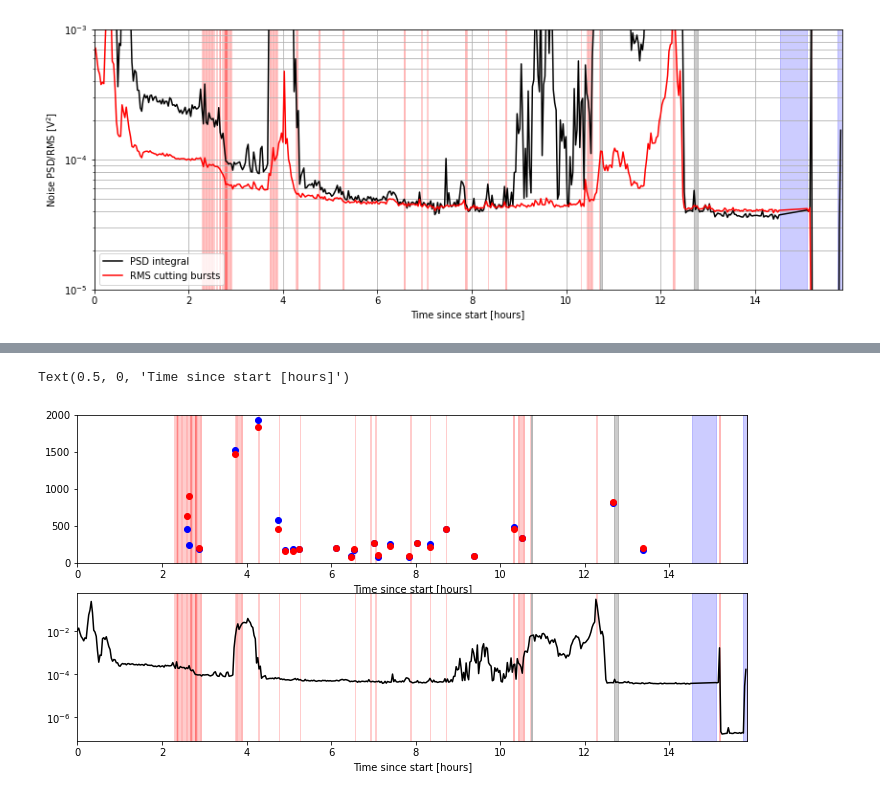
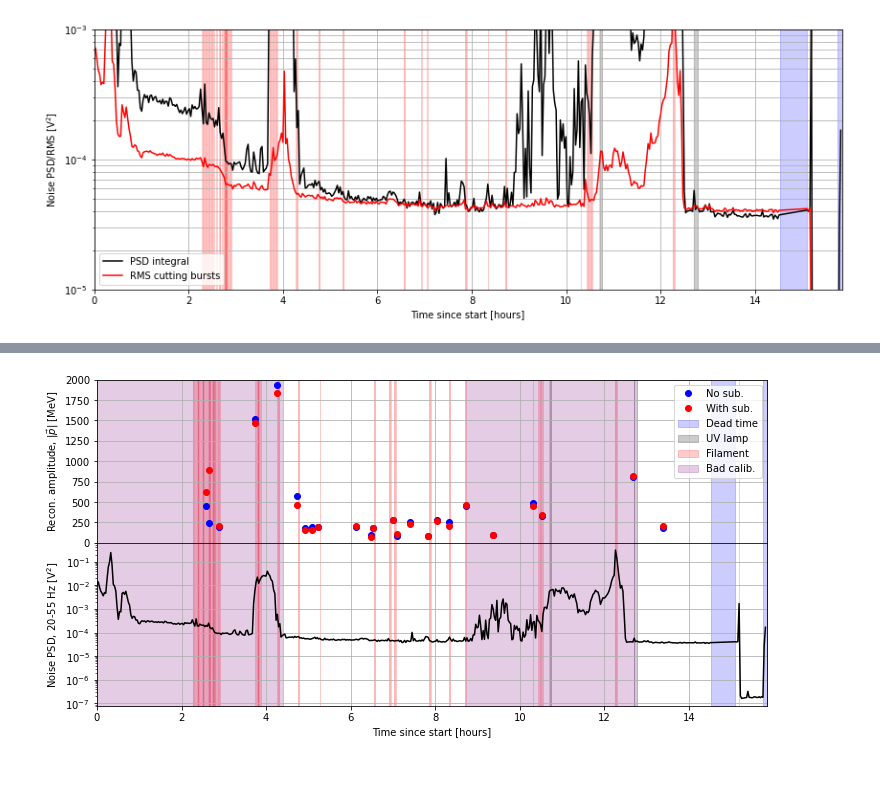
Before and after one commit to Moore-Lab/decay_analysis, a Jupyter notebook: analyze_alpha_data_20231030.ipynb, the cells around one changed output, grey strips where cells are left out. Saved outputs shown, nothing was run; the diff lists cells and outputs as text; code cells hidden in the pictures.

```diff
--- a/analyze_alpha_data_20231030.ipynb
+++ b/analyze_alpha_data_20231030.ipynb
@@ -1450,7 +1450,7 @@ with open(data_dir+"/pulse_plot_%s.pkl"%file_label, 'wb') as fout:
     pickle.dump(out_dict, fout)
 # %%
 ## now assemble a list of the candidate decays and use the recon methods above to look for pulses
-remake_files = False
+remake_files = True
 
 
 importlib.reload(bu)
@@ -1490,7 +1490,7 @@ if(remake_files):
                 fig_sub = []
 
         print("working on file: ", int(idx))
-        #if(j>7): break
+        if(j>7): break
         #if(idx != 271): continue
         step_idx = np.floor(step_times[:,0]).astype(int).tolist().index(int(idx))
         step_time = step_times[step_idx,1]
@@ -1514,7 +1514,8 @@ if(remake_files):
                                                     xrange=xrange, charge_range=charge_range, rasterized=True, res_pars=[omega0, gamma],
                                                     filt_charge_data=True, field_cal_fac=0.8, ylim2_scale=4.75, plot_wind_zoom=1,
                                                     ylim_nm=[-20,50], ylim_nm_z=[-20,50], charge_wind=10, plot_peak=True,
-                                                    subtract_sine_step=step_subtract, do_subtract_plots=do_subtract_plots, figsub=fig_sub)
+                                                    subtract_sine_step=step_subtract, do_subtract_plots=do_subtract_plots, figsub=fig_sub,
+                                                    fit_prepulse=True)
 
         #opt_filt_amps_1D = bu.optimal_filt_1D(calib_file_dict, template_dict_fit, noise_dict_3D, time_offset=8,
         #           drive_idx=10, cal_fac=4.2e-8, make_plots=False, coord='x')
@@ -1631,5 +1640,6 @@ with open(fname_withsub, 'rb') as fin:
 # %%
 importlib.reload(bu)
 
-data_no_sub = bu.pulse_data_dict_to_hist(pulse_data_nosub, tcut=[4.5,9])
-data_with_sub = bu.pulse_data_dict_to_hist(pulse_data_withsub, tcut=[4.5,9])
+data_no_sub, h_nosub, bc_nosub = bu.pulse_data_dict_to_hist(pulse_data_nosub, tcut=[4.5,9])
+data_with_sub, h_sub, bc_sub = bu.pulse_data_dict_to_hist(pulse_data_withsub, tcut=[4.5,9])
+data_no_cut, h_no_cut, bc_no_cut = bu.pulse_data_dict_to_hist(pulse_data_withsub, tcut=[])
@@ -1636,22 +1658,34 @@ data_with_sub = bu.pulse_data_dict_to_hist(pulse_data_withsub, tcut=[4.5,9])
 # %%
+bad_calib_edges = [[0,4.4],
+                   [8.7, 12.7]]
+
 plt.figure(figsize=(12,6))
 plt.subplot(2,1,1)
-plt.plot(data_no_sub[:,-1], data_no_sub[:,0], 'bo')
-plt.plot(data_with_sub[:,-1], data_with_sub[:,0], 'ro')
+plt.plot(data_no_sub[:,-1], data_no_sub[:,0], 'bo', label='No sub.')
+plt.plot(data_with_sub[:,-1], data_with_sub[:,0], 'ro', label='With sub.')
 fill_dps(dead_period_edges)
 fill_dps(lamp_period_edges, 'black', lab="UV lamp")
 fill_dps(filament_period_edges, 'red', lab="Filament")
+fill_dps(bad_calib_edges, 'purple', lab="Bad calib.")
 plt.xlim(0,time_hours[-1])
-plt.xlabel("Time since start [hours]")
+#plt.xlabel("Time since start [hours]")
+plt.gca().set_xticklabels([])
 plt.ylim(0,2000)
+plt.ylabel(r"Recon. amplitude, $|\vec{p}|$ [MeV]")
+plt.grid(True)
+plt.legend(loc='upper right')
 
 plt.subplot(2,1,2)
 plt.semilogy(noise_vs_time[:,0], noise_vs_time[:,2], 'k', label="PSD integral")
 fill_dps(dead_period_edges)
 fill_dps(lamp_period_edges, 'black', lab="UV lamp")
 fill_dps(filament_period_edges, 'red', lab="Filament")
 plt.xlim(0,time_hours[-1])
 plt.xlabel("Time since start [hours]")
+plt.grid(True)
+plt.ylabel("Noise PSD, 20-55 Hz [V$^2$]")
+fill_dps(bad_calib_edges, 'purple', lab="Bad calib.")
+
+plt.subplots_adjust(hspace=0)
 # %% [output]
-Text(0.5, 0, 'Time since start [hours]')
-[figure, old version]
+[figure, new version]
```
Also changed, not shown: parts of 4 cells of this notebook, 2 other files.
